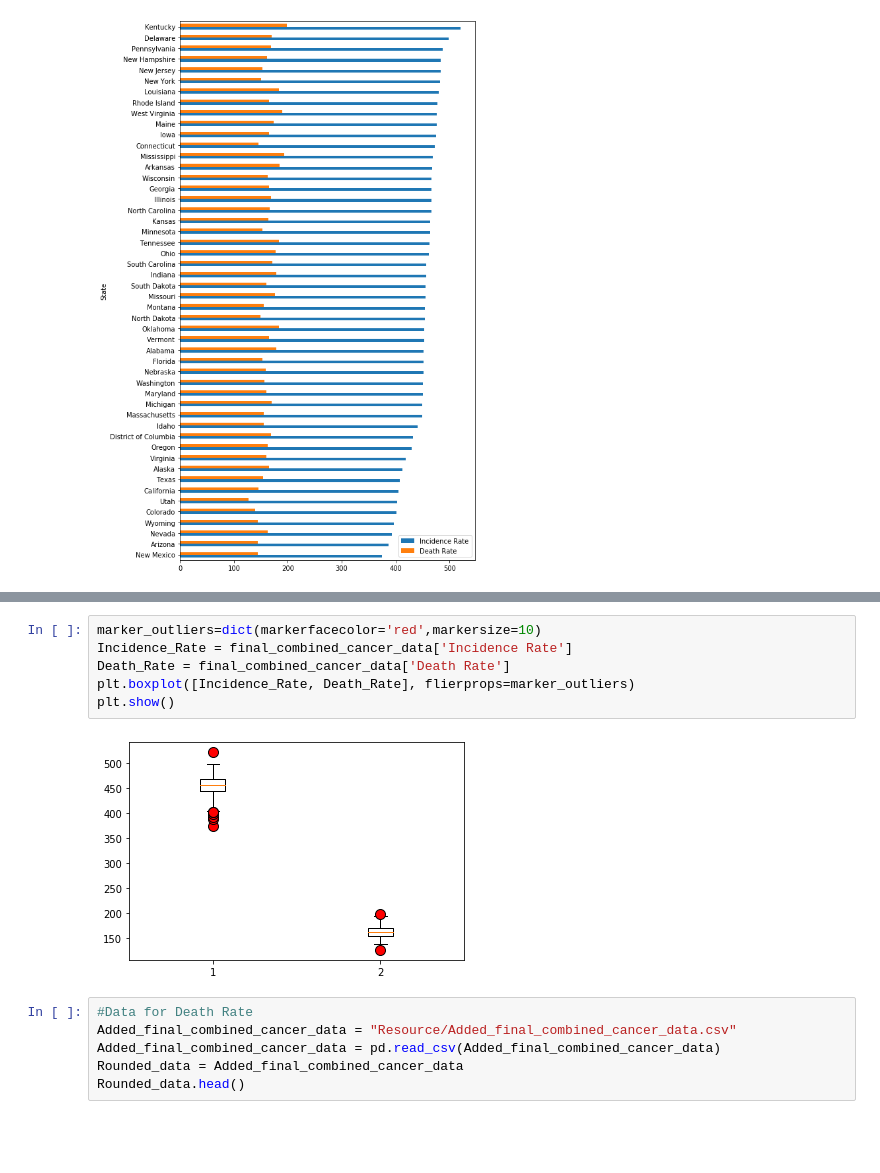
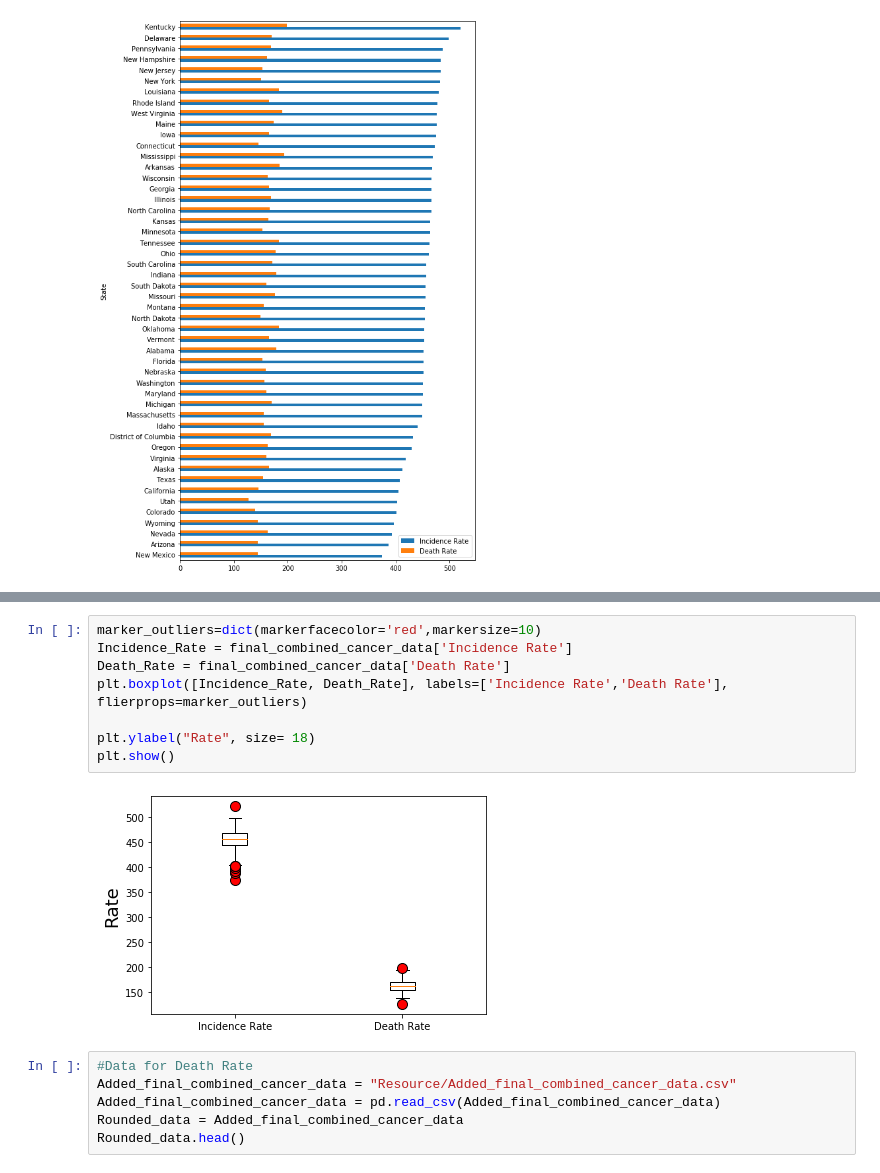
Before and after one commit to settinge/Cancer-and-Nonbiological-Variables, a Jupyter notebook: Analysis_cancer.ipynb, the cells around one changed output, grey strips where cells are left out. Drawn from its saved outputs; the diff is of its cells as text; blank space fills up the shorter version.

```diff
--- a/Analysis_cancer.ipynb
+++ b/Analysis_cancer.ipynb
@@ -71,11 +105,13 @@ Values above 197.32 could be outliers.
 # %%
 marker_outliers=dict(markerfacecolor='red',markersize=10)
 Incidence_Rate = final_combined_cancer_data['Incidence Rate']
 Death_Rate = final_combined_cancer_data['Death Rate']
-plt.boxplot([Incidence_Rate, Death_Rate], flierprops=marker_outliers)
+plt.boxplot([Incidence_Rate, Death_Rate], labels=['Incidence Rate','Death Rate'], flierprops=marker_outliers)
+
+plt.ylabel("Rate", size= 18)
 plt.show()
 # %% [output]
-[figure, old version]
+[figure, new version]
 # %%
 #Data for Death Rate
 Added_final_combined_cancer_data = "Resource/Added_final_combined_cancer_data.csv"
```
Also changed, not shown: parts of 6 cells of this notebook.
